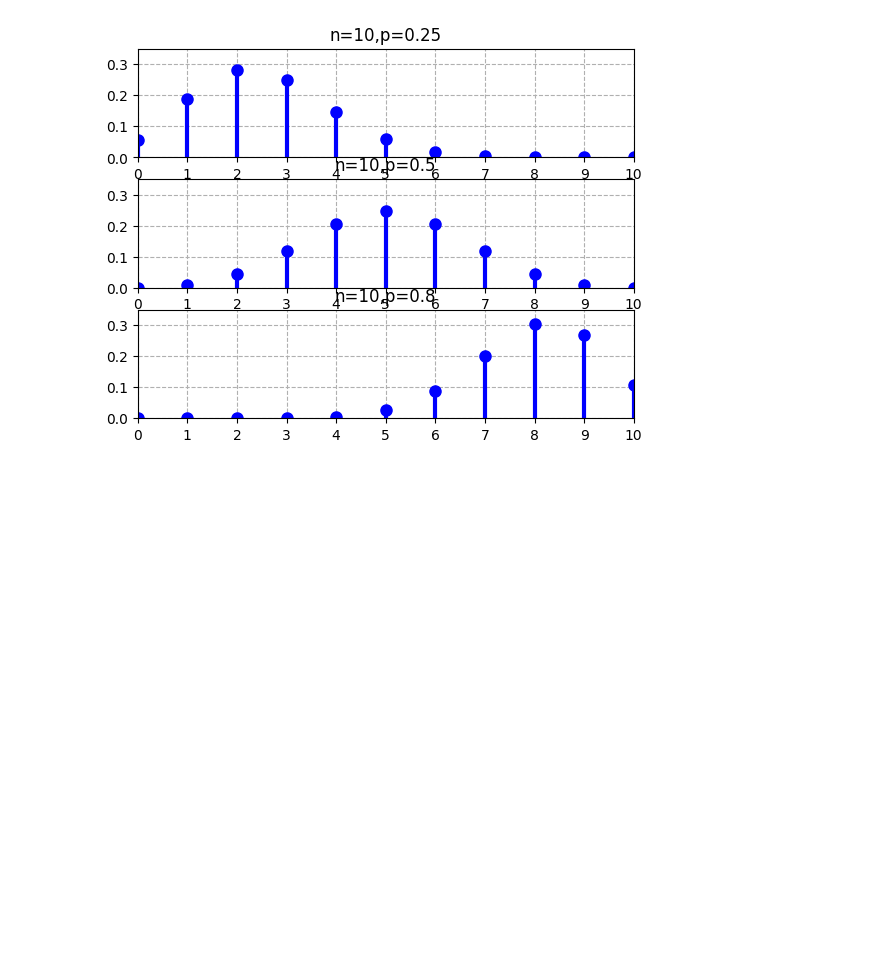
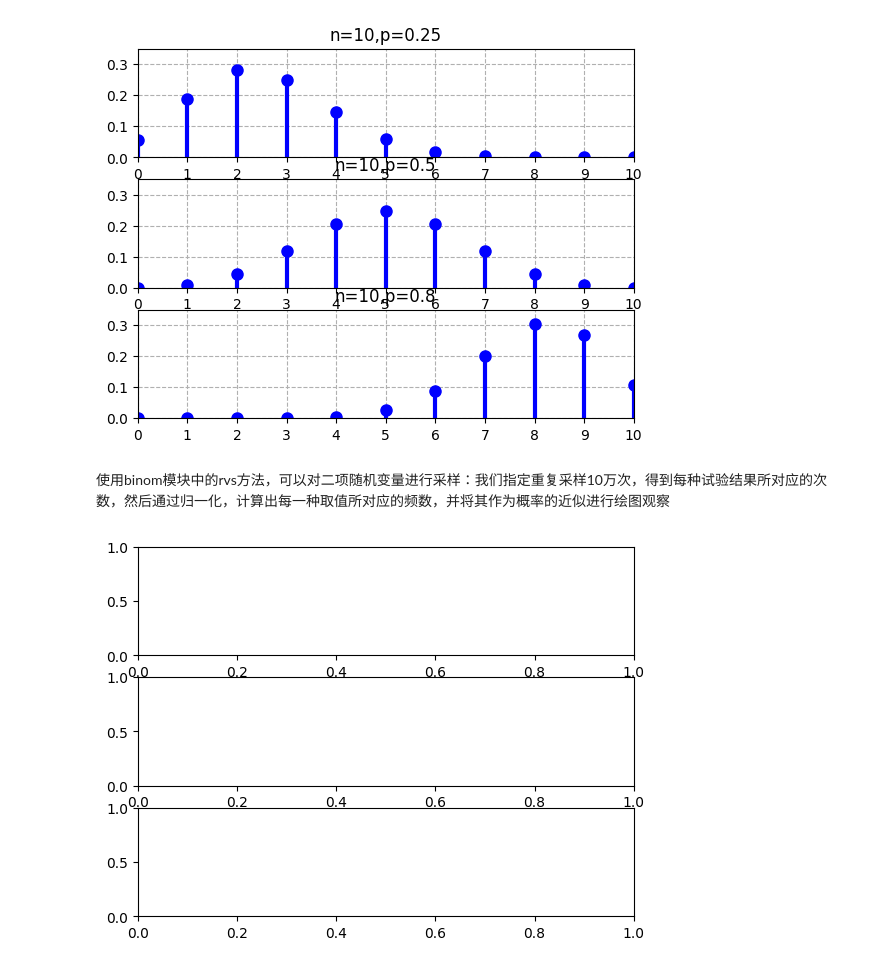
Before and after one commit to xkzhai2019/ML_prob, a Jupyter notebook: chapter_basic/main.ipynb, the cells around one changed output. Drawn from its saved outputs; the diff is of its cells as text; code cells hidden in the pictures; blank space fills up the shorter version.

```diff
--- a/chapter_basic/main.ipynb
+++ b/chapter_basic/main.ipynb
@@ -33,3 +33,13 @@ for i in range(len(params)):
 plt.show()
 # %% [output]
 [figure]
+# %% [markdown]
+使用binom模块中的rvs方法，可以对二项随机变量进行采样：我们指定重复采样10万次，得到每种试验结果所对应的次数，然后通过归一化，计算出每一种取值所对应的频数，并将其作为概率的近似进行绘图观察
+# %%
+from scipy.stats import binom
+import matplotlib.pyplot as plt
+
+fig, ax = plt.subplots(3,1)
+params = [(10,0.25),(10,0.5),(10,0.8)]
+# %% [output]
+[figure, added]
```
